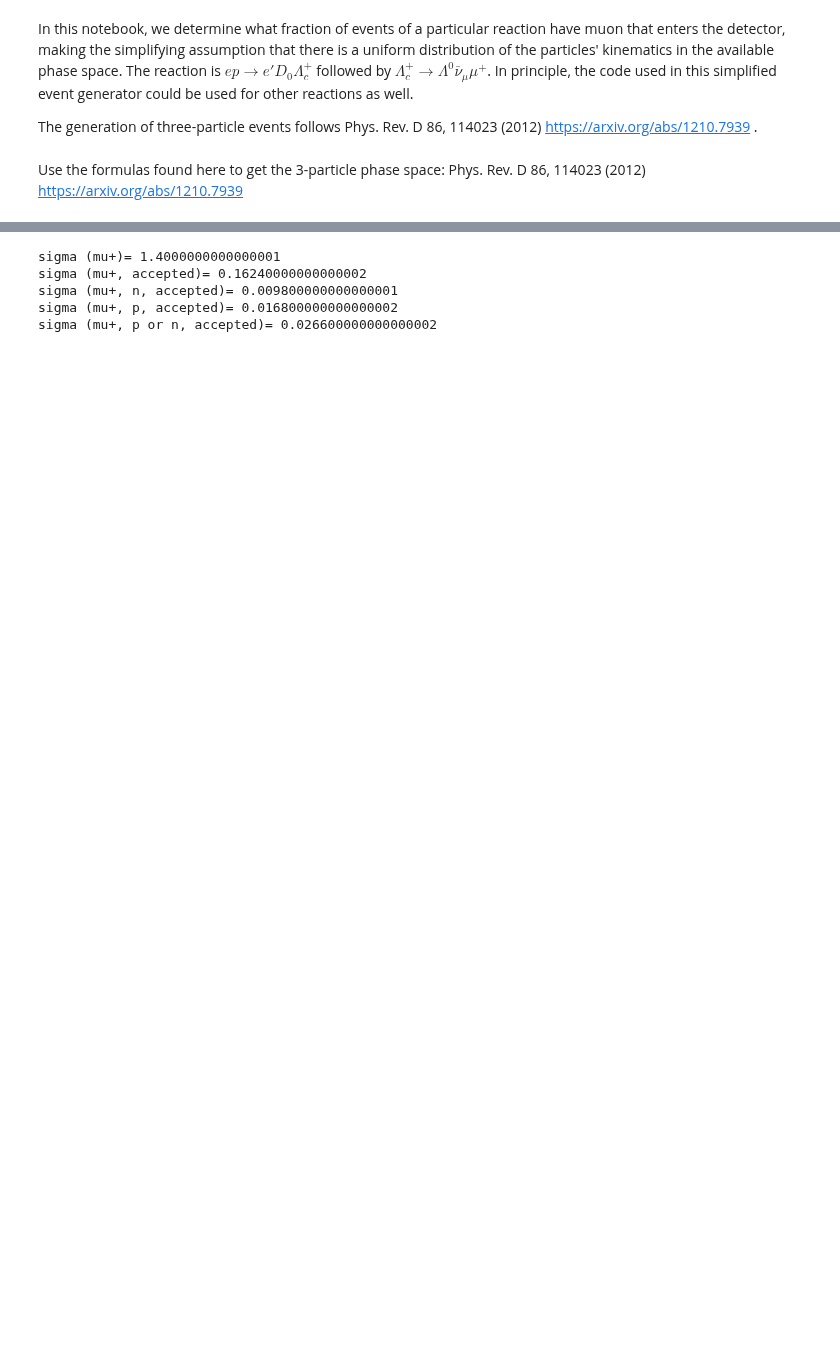
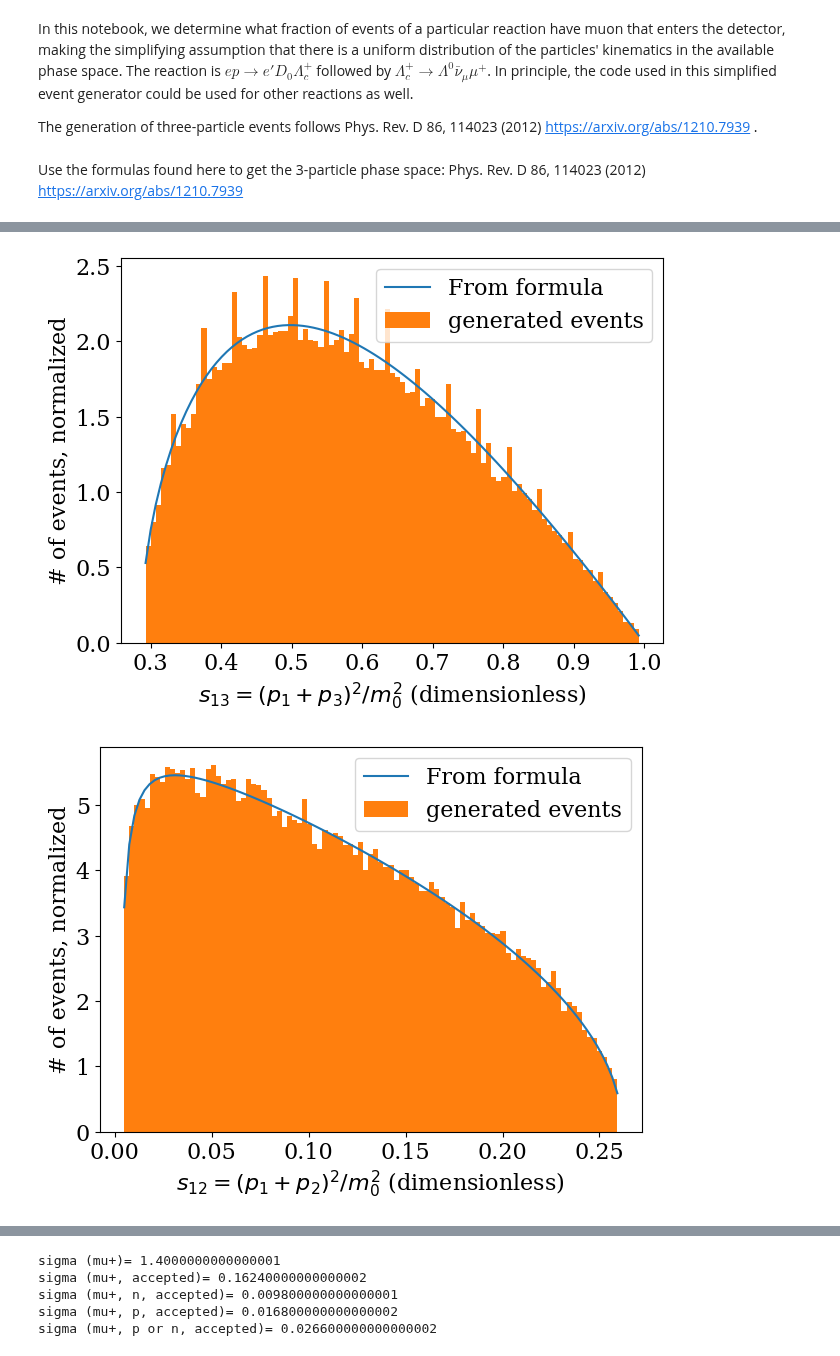
Before and after one commit to sebouh137/fcal_sim, a Jupyter notebook: SimpleEventGenerator.ipynb, the cells around one changed output, grey strips where cells are left out. Saved outputs shown, nothing was run; the diff lists cells and outputs as text; code cells hidden in the pictures; blank space fills up the shorter version.

```diff
--- a/SimpleEventGenerator.ipynb
+++ b/SimpleEventGenerator.ipynb
@@ -329,0 +347,62 @@ plt.show()
+# %%
+#check the distributions of the s13, s23, and s12 variables in the lambdac decay
+
+
+stot = mLambdaC**2
+x1 = mMu**2/stot
+x2 = 1e-7/stot
+x3 = mLambda**2/stot
+
+part1="mu"
+part2="numu"
+part3="lambda"
+
+s13_min = (np.sqrt(x1)+np.sqrt(x3))**2
+s13_max =(1-np.sqrt(x2))**2
+s13 =np.linspace(s13_min,s13_max, 100)[1:-1]
+binwidth=s13[1]-s13[0]
+pdf = np.sqrt(((1+x2-s13)**2-4*x2)*((x1+x3-s13)**2-4*x1*x3))/s13
+
+pdf /=sum(pdf)*binwidth
+plt.plot(s13, pdf, label="From formula")
+
+plt.hist(df.eval(f"(({part1}_E+{part3}_E)**2-({part1}_px+{part3}_px)**2-({part1}_py+{part3}_py)**2-({part1}_pz+{part3}_pz)**2)/{stot}"), bins=s13,density = True, label="generated events")
+plt.legend()
+plt.xlabel("$s_{13}=(p_1+p_3)^2/m^2_0$ (dimensionless)")
+plt.ylabel("# of events, normalized")
+plt.show()
+
+s12_min = (np.sqrt(x1)+np.sqrt(x2))**2
+s12_max =(1-np.sqrt(x3))**2
+s12 =np.linspace(s12_min,s12_max, 100)[1:-1]
+binwidth=s12[1]-s12[0]
+pdf = np.sqrt(((1+x3-s12)**2-4*x3)*((x1+x2-s12)**2-4*x1*x2))/s12
+
+pdf /=sum(pdf)*binwidth
+plt.plot(s12, pdf, label="From formula")
+part1="mu"
+part3="lambda"
+plt.hist(df.eval(f"(({part1}_E+{part2}_E)**2-({part1}_px+{part2}_px)**2-({part1}_py+{part2}_py)**2-({part1}_pz+{part2}_pz)**2)/{stot}"), bins=s12,density = True, label="generated events")
+plt.legend()
+plt.xlabel("$s_{12}=(p_1+p_2)^2/m^2_0$ (dimensionless)")
+plt.ylabel("# of events, normalized")
+plt.show()
+
+s23_min = (np.sqrt(x3)+np.sqrt(x2))**2
+s23_max =(1-np.sqrt(x1))**2
+s23 =np.linspace(s23_min,s23_max, 100)[1:-1]
+binwidth=s23[1]-s23[0]
+pdf = np.sqrt(((1+x1-s23)**2-4*x1)*((x2+x3-s23)**2-4*x2*x3))/s23
+
+pdf /=sum(pdf)*binwidth
+plt.plot(s23, pdf, label="From formula")
+part1="mu"
+part3="lambda"
+plt.hist(df.eval(f"(({part2}_E+{part3}_E)**2-({part2}_px+{part3}_px)**2-({part2}_py+{part3}_py)**2-({part2}_pz+{part3}_pz)**2)/{stot}"), bins=s23,density = True, label="generated events")
+plt.legend()
+plt.xlabel("$s_{23}=(p_2+p_3)^2/m^2_0$ (dimensionless)")
+plt.ylabel("# of events, normalized")
+plt.show()
+# %% [output]
+[figure, added]
+[figure, added]
```
Also changed, not shown: parts of 10 cells of this notebook.
